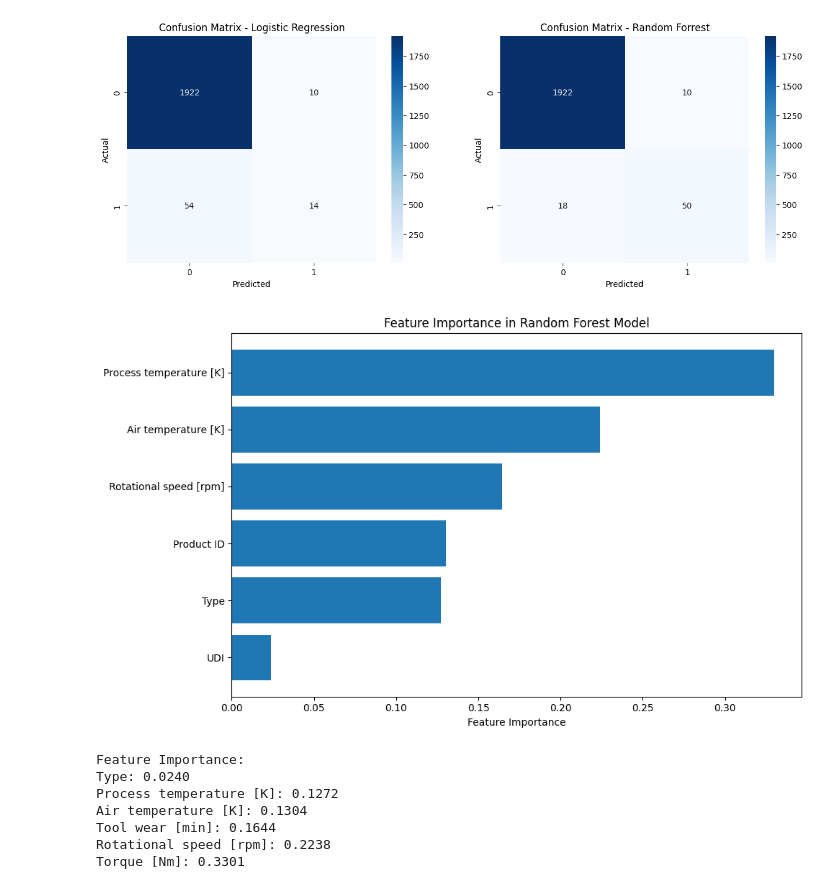
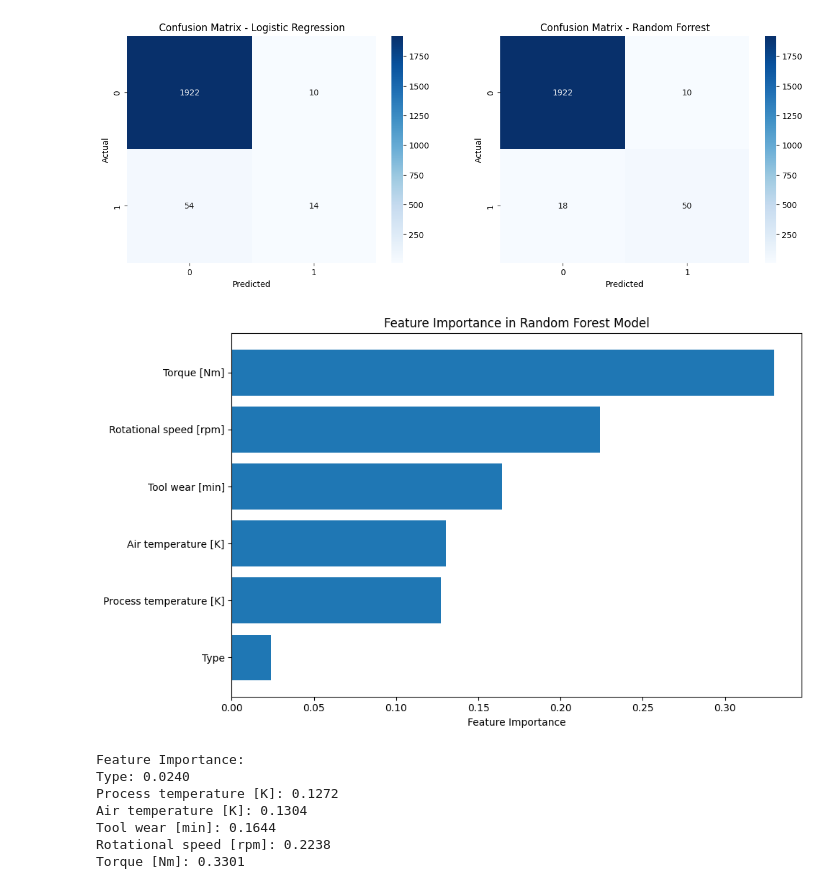
Before and after one commit to ViktorJungz/Applied-Machine-Learning-Exam, a Jupyter notebook: Main.ipynb, the cells around one changed output. Drawn from its saved outputs; the diff is of its cells as text; code cells hidden in the pictures.

```diff
--- a/Main.ipynb
+++ b/Main.ipynb
@@ -209,25 +209,25 @@ plt.show()
 # %%
 # Feature importance
 # This shows how much each feature contributes to the model's decisions
 feature_importance = rf.feature_importances_
 sorted_idx = np.argsort(feature_importance)
 pos = np.arange(sorted_idx.shape[0]) + .5
 
 # Plot feature importance
 plt.figure(figsize=(10, 6))
 plt.barh(pos, feature_importance[sorted_idx], align='center')
-plt.yticks(pos, np.array(df.columns)[sorted_idx])
+plt.yticks(pos, np.array(X.columns)[sorted_idx])
 plt.xlabel('Feature Importance')
 plt.title('Feature Importance in Random Forest Model')
 plt.tight_layout()
 plt.show()
 
 # Print feature importance
 print("\nFeature Importance:")
 for i in sorted_idx:
     print(f"{X.columns[i]}: {feature_importance[i]:.4f}")
 # %% [output]
-[figure, old version]
+[figure, new version]
 Feature Importance:
 Type: 0.0240
 Process temperature [K]: 0.1272
```
